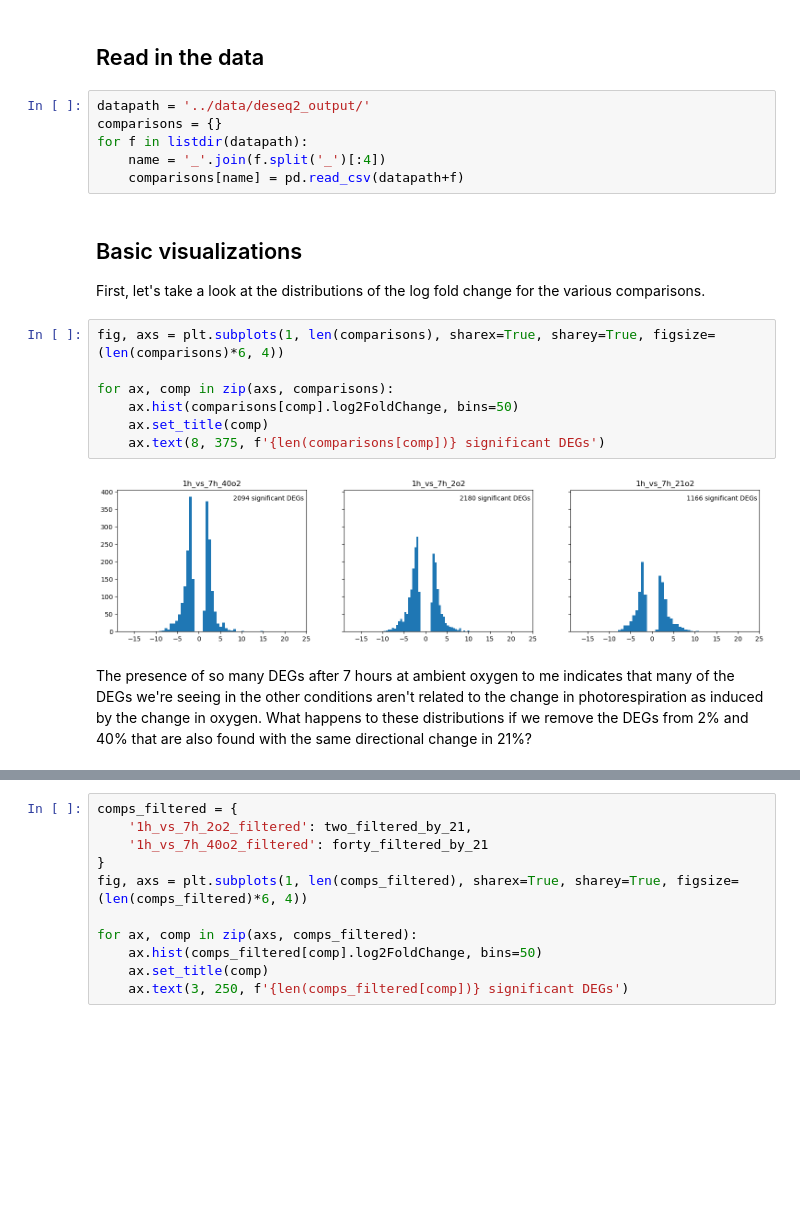
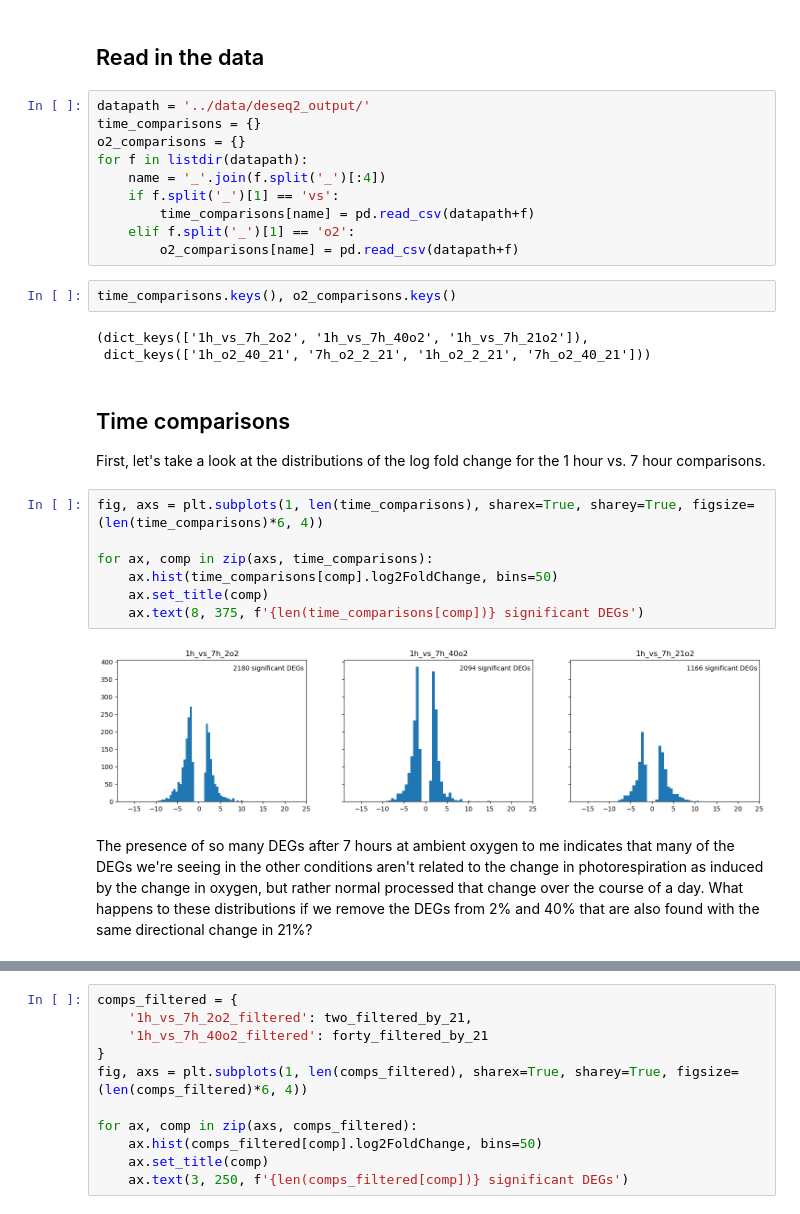
Before and after one commit to serenalotreck/photorespiration-omics, a Jupyter notebook: notebooks/transcriptomics_visualizations.ipynb, the cells around one changed output, grey strips where cells are left out. Drawn from its saved outputs; the diff is of its cells as text; blank space fills up the shorter version.

```diff
--- a/notebooks/transcriptomics_visualizations.ipynb
+++ b/notebooks/transcriptomics_visualizations.ipynb
@@ -10,22 +10,31 @@ import numpy as np
 ## Read in the data
 # %%
 datapath = '../data/deseq2_output/'
-comparisons = {}
+time_comparisons = {}
+o2_comparisons = {}
 for f in listdir(datapath):
     name = '_'.join(f.split('_')[:4])
-    comparisons[name] = pd.read_csv(datapath+f)
+    if f.split('_')[1] == 'vs':
+        time_comparisons[name] = pd.read_csv(datapath+f)
+    elif f.split('_')[1] == 'o2':
+        o2_comparisons[name] = pd.read_csv(datapath+f)
+# %%
+time_comparisons.keys(), o2_comparisons.keys()
+# %% [output]
+(dict_keys(['1h_vs_7h_2o2', '1h_vs_7h_40o2', '1h_vs_7h_21o2']),
+ dict_keys(['1h_o2_40_21', '7h_o2_2_21', '1h_o2_2_21', '7h_o2_40_21']))
 # %% [markdown]
-## Basic visualizations
-First, let's take a look at the distributions of the log fold change for the various comparisons.
+## Time comparisons
+First, let's take a look at the distributions of the log fold change for the 1 hour vs. 7 hour comparisons.
 # %%
-fig, axs = plt.subplots(1, len(comparisons), sharex=True, sharey=True, figsize=(len(comparisons)*6, 4))
+fig, axs = plt.subplots(1, len(time_comparisons), sharex=True, sharey=True, figsize=(len(time_comparisons)*6, 4))
 
-for ax, comp in zip(axs, comparisons):
-    ax.hist(comparisons[comp].log2FoldChange, bins=50)
+for ax, comp in zip(axs, time_comparisons):
+    ax.hist(time_comparisons[comp].log2FoldChange, bins=50)
     ax.set_title(comp)
-    ax.text(8, 375, f'{len(comparisons[comp])} significant DEGs')
+    ax.text(8, 375, f'{len(time_comparisons[comp])} significant DEGs')
 # %% [output]
-[figure, old version]
+[figure, new version]
 # %% [markdown]
-The presence of so many DEGs after 7 hours at ambient oxygen to me indicates that many of the DEGs we're seeing in the other conditions aren't related to the change in photorespiration as induced by the change in oxygen. What happens to these distributions if we remove the DEGs from 2% and 40% that are also found with the same directional change in 21%?
+The presence of so many DEGs after 7 hours at ambient oxygen to me indicates that many of the DEGs we're seeing in the other conditions aren't related to the change in photorespiration as induced by the change in oxygen, but rather normal processed that change over the course of a day. What happens to these distributions if we remove the DEGs from 2% and 40% that are also found with the same directional change in 21%?
 # %%
```
Also changed, not shown: parts of 17 cells of this notebook, 1 other file.
